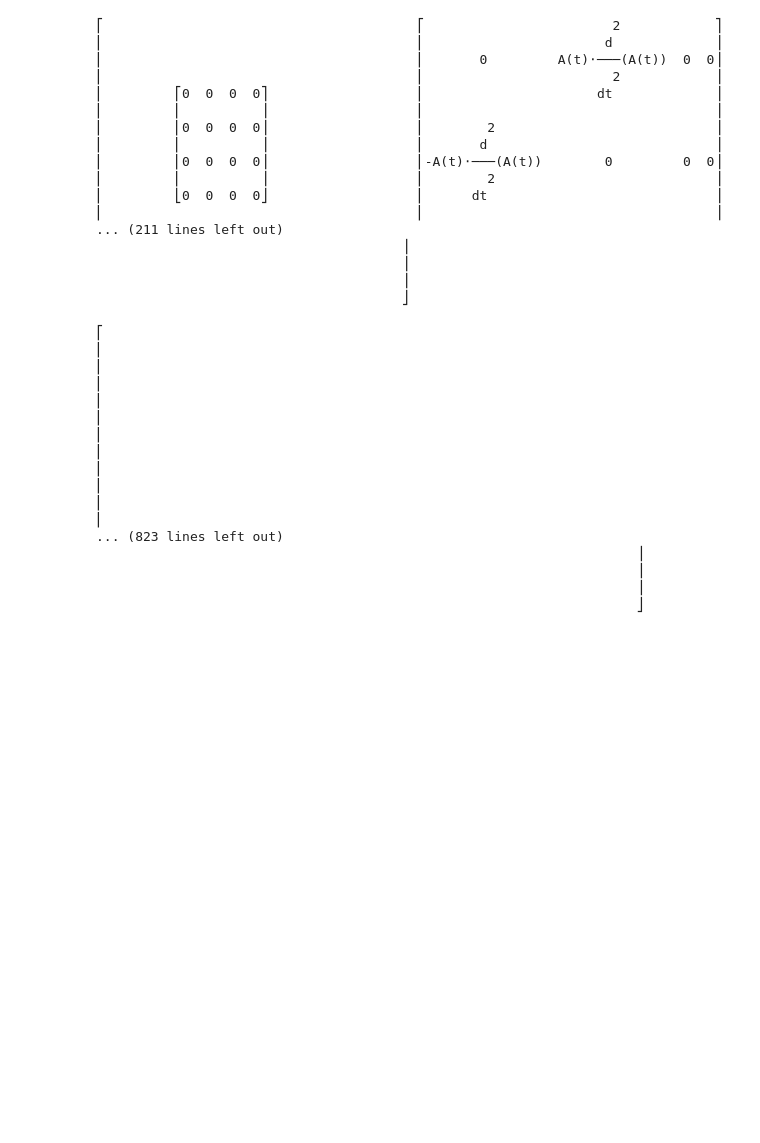
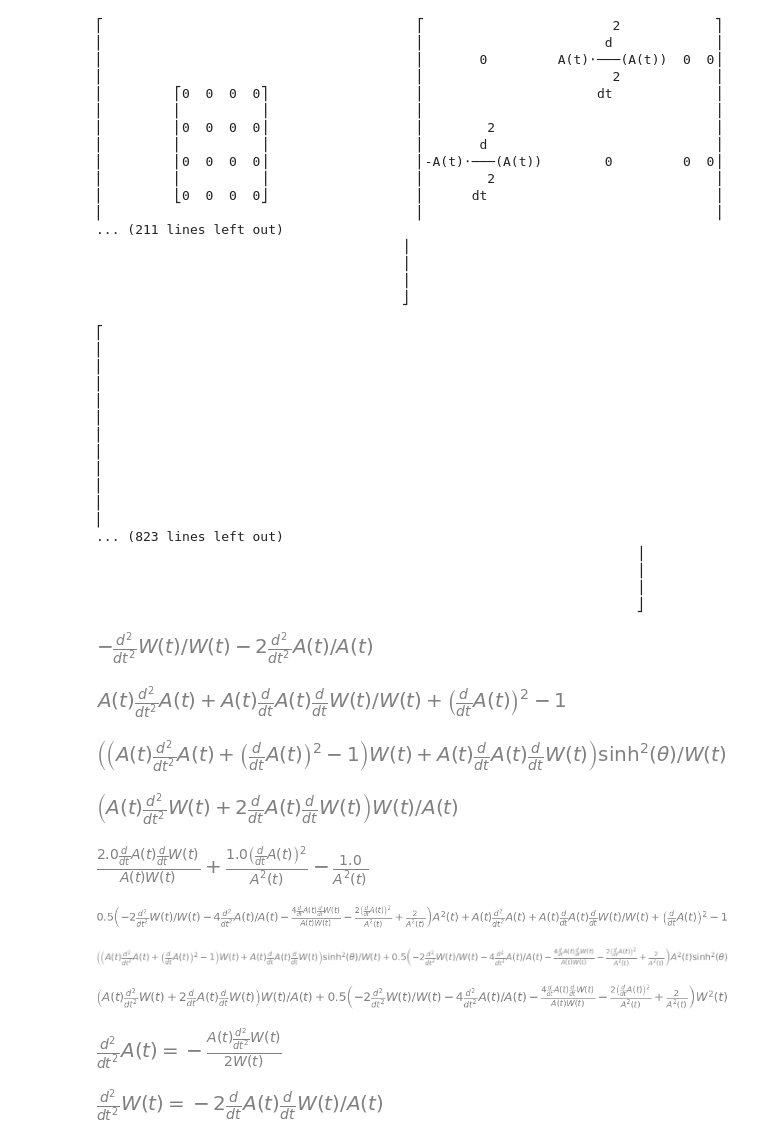
Before and after one commit to GeoffCope/General_Relativity_Python, a Jupyter notebook: Primordial_Element_Formation_Primordial_Magnetic_Fields_and_the_Isotropy_of_the_Universe_Thorne.ipynb, the cells around one changed output. Saved outputs shown, nothing was run; the diff lists cells and outputs as text; code cells hidden in the pictures; blank space fills up the shorter version.

```diff
--- a/Primordial_Element_Formation_Primordial_Magnetic_Fields_and_the_Isotropy_of_the_Universe_Thorne.ipynb
+++ b/Primordial_Element_Formation_Primordial_Magnetic_Fields_and_the_Isotropy_of_the_Universe_Thorne.ipynb
@@ -145,3 +147,43 @@ weyl.tensor()
                                                                      ⎥
                                                                      ⎥
                                                                      ⎦
+# %%
+Ric.tensor()[0,0]
+# %% [output]
+[figure, added]
+# %%
+Ric.tensor()[1,1]
+# %% [output]
+[figure, added]
+# %%
+Ric.tensor()[2,2]
+# %% [output]
+[figure, added]
+# %%
+Ric.tensor()[3,3]
+# %% [output]
+[figure, added]
+# %%
+einst.tensor()[0,0]
+# %% [output]
+[figure, added]
+# %%
+einst.tensor()[1,1]
+# %% [output]
+[figure, added]
+# %%
+einst.tensor()[2,2]
+# %% [output]
+[figure, added]
+# %%
+einst.tensor()[3,3]
+# %% [output]
+[figure, added]
+# %%
+Eq(diff(A,t,t),solve( Ric.tensor()[0,0], diff(A,t,t) )[0])
+# %% [output]
+[figure, added]
+# %%
+Eq( diff(W,t,t),solve( Ric.tensor()[3,3].args[1] , diff(W,t,t) )[0] )
+# %% [output]
+[figure, added]
```
Also changed, not shown: parts of 1 cell of this notebook, 2 other files.
